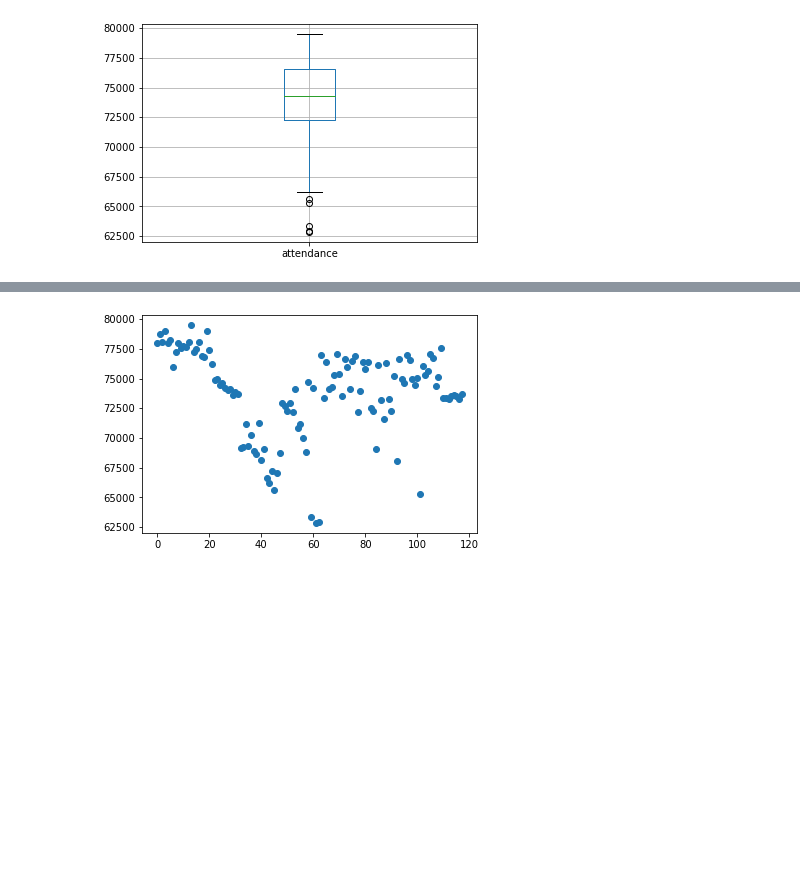
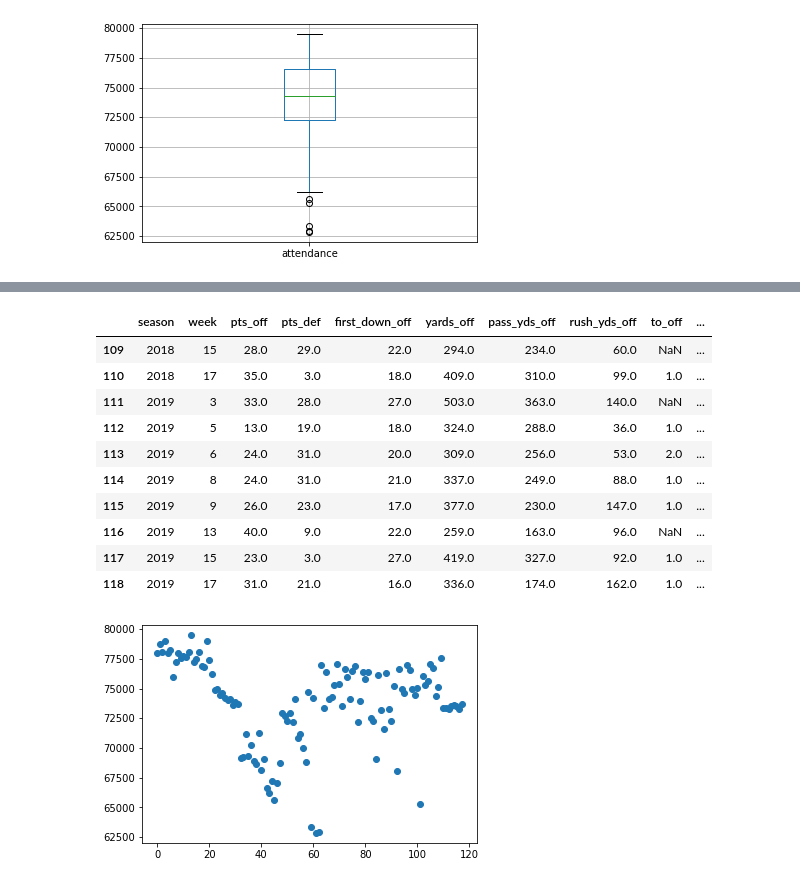
Before and after one commit to afolz121/chiefs_attendance_model, a Jupyter notebook: first_models_outlier_control.ipynb, the cells around one changed output, grey strips where cells are left out. Cells and saved outputs as stored; diff of their text form; code cells hidden in the pictures; blank space fills up the shorter version.

```diff
--- a/first_models_outlier_control.ipynb
+++ b/first_models_outlier_control.ipynb
@@ -39,3 +39,17 @@ plt.title('Correlation Matrix', fontsize=8);
+# %%
+df.tail(10)
+# %% [output]
+|  | season | week | pts_off | pts_def | first_down_off | yards_off | pass_yds_off | rush_yds_off | to_off | ... |
+| 109 | 2018 | 15 | 28.0 | 29.0 | 22.0 | 294.0 | 234.0 | 60.0 | NaN | ... |
+| 110 | 2018 | 17 | 35.0 | 3.0 | 18.0 | 409.0 | 310.0 | 99.0 | 1.0 | ... |
+| 111 | 2019 | 3 | 33.0 | 28.0 | 27.0 | 503.0 | 363.0 | 140.0 | NaN | ... |
+| 112 | 2019 | 5 | 13.0 | 19.0 | 18.0 | 324.0 | 288.0 | 36.0 | 1.0 | ... |
+| 113 | 2019 | 6 | 24.0 | 31.0 | 20.0 | 309.0 | 256.0 | 53.0 | 2.0 | ... |
+| 114 | 2019 | 8 | 24.0 | 31.0 | 21.0 | 337.0 | 249.0 | 88.0 | 1.0 | ... |
+| 115 | 2019 | 9 | 26.0 | 23.0 | 17.0 | 377.0 | 230.0 | 147.0 | 1.0 | ... |
+| 116 | 2019 | 13 | 40.0 | 9.0 | 22.0 | 259.0 | 163.0 | 96.0 | NaN | ... |
+| 117 | 2019 | 15 | 23.0 | 3.0 | 27.0 | 419.0 | 327.0 | 92.0 | 1.0 | ... |
+| 118 | 2019 | 17 | 31.0 | 21.0 | 16.0 | 336.0 | 174.0 | 162.0 | 1.0 | ... |
 # %%
 plt.scatter(range(len(df)), df['attendance'])
 plt.show()
```
Also changed, not shown: parts of 10 cells of this notebook, 2 other files.
